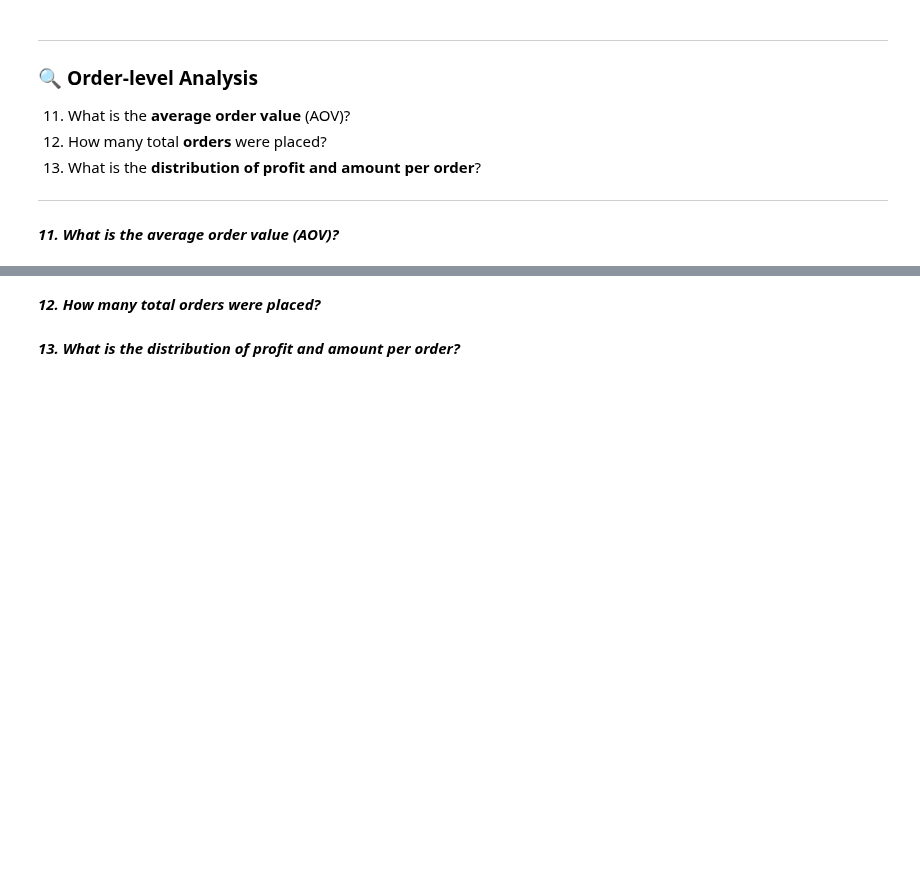
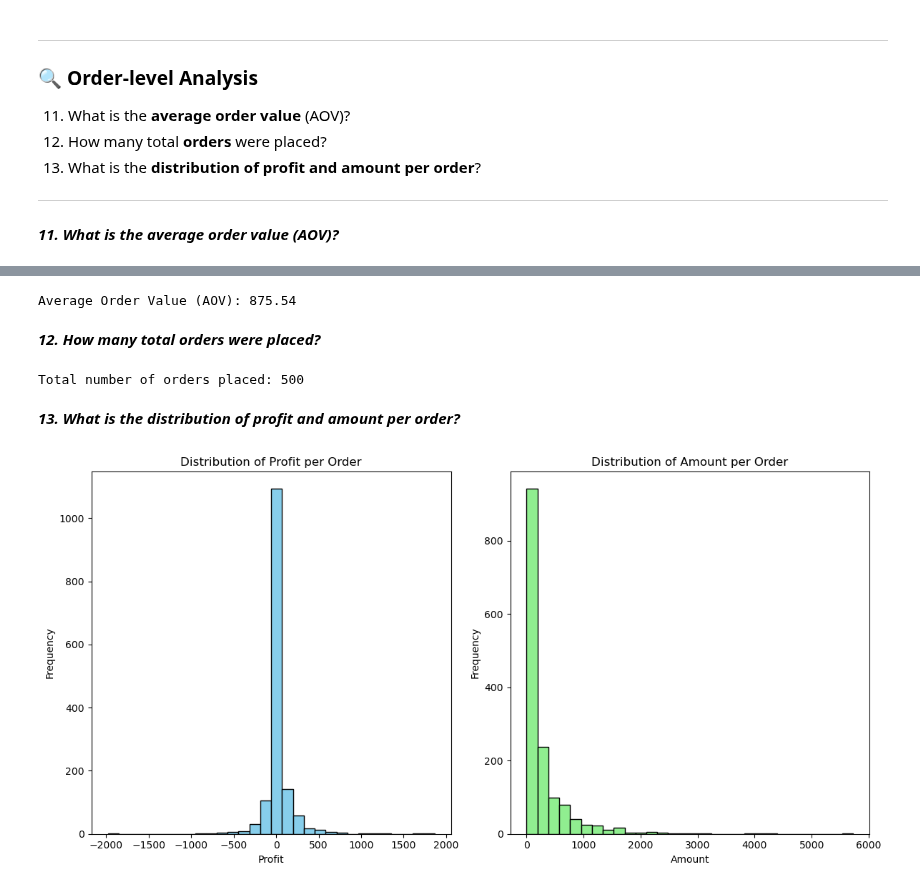
Before and after one commit to TimotheeNkwar/Data-Science-projects, a Jupyter notebook: project 6/Online Sales Data.ipynb, the cells around one changed output, grey strips where cells are left out. Cells and saved outputs as stored; diff of their text form; code cells hidden in the pictures; blank space fills up the shorter version.

```diff
--- a/project 6/Online Sales Data.ipynb
+++ b/project 6/Online Sales Data.ipynb
@@ -238,4 +369,47 @@ Leggings            2106    -130
+# %%
+# Calculate the total revenue (Amount)
+total_revenue = data["Amount"].sum()
+
+# Calculate the total number of unique orders
+total_orders = data["Order ID"].nunique()
+
+# Calculate Average Order Value (AOV)
+AOV = total_revenue / total_orders
+
+print("Average Order Value (AOV):", round(AOV, 2))
+# %% [output]
+Average Order Value (AOV): 875.54
 # %% [markdown]
 ***12. How many total **orders** were placed?***
+# %%
+# Calculate the total number of unique orders
+total_orders = data["Order ID"].nunique()
+print("Total number of orders placed:", total_orders)
+# %% [output]
+Total number of orders placed: 500
 # %% [markdown]
 ***13. What is the **distribution of profit and amount per order**?***
+# %%
+import matplotlib.pyplot as plt
+
+# Plot the distribution of profit per order
+plt.figure(figsize=(12, 6))
+
+# Profit distribution
+plt.subplot(1, 2, 1)
+plt.hist(data["Profit"], bins=30, color='skyblue', edgecolor='black')
+plt.title("Distribution of Profit per Order")
+plt.xlabel("Profit")
+plt.ylabel("Frequency")
+
+# Amount distribution
+plt.subplot(1, 2, 2)
+plt.hist(data["Amount"], bins=30, color='lightgreen', edgecolor='black')
+plt.title("Distribution of Amount per Order")
+plt.xlabel("Amount")
+plt.ylabel("Frequency")
+
+plt.tight_layout()
+plt.show()
+# %% [output]
+[figure, added]
```
Also changed, not shown: parts of 10 cells of this notebook.
